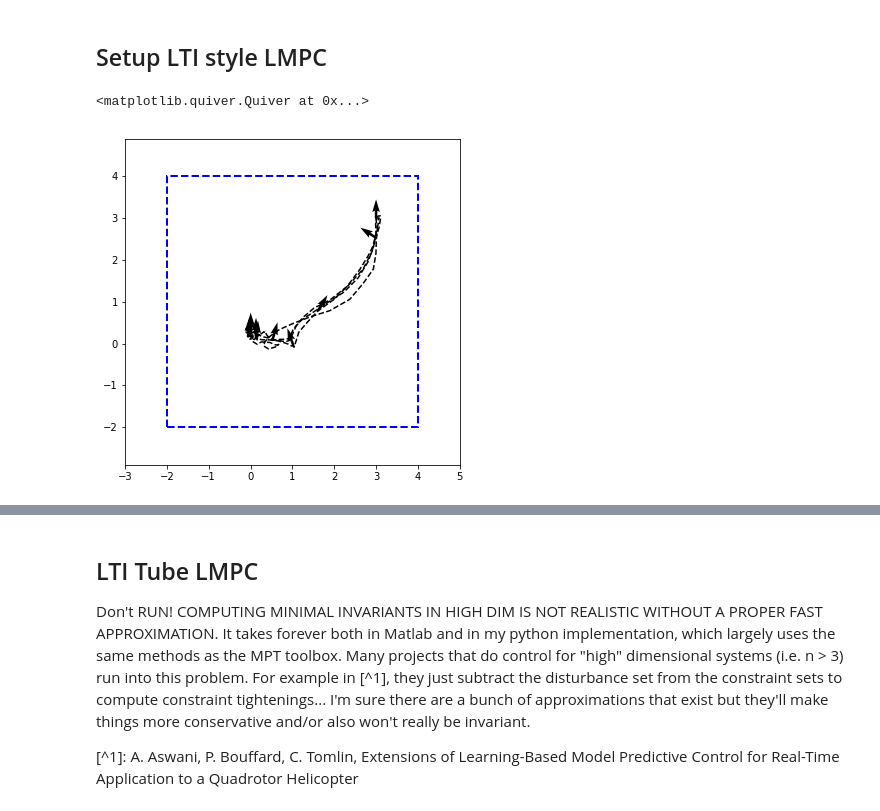
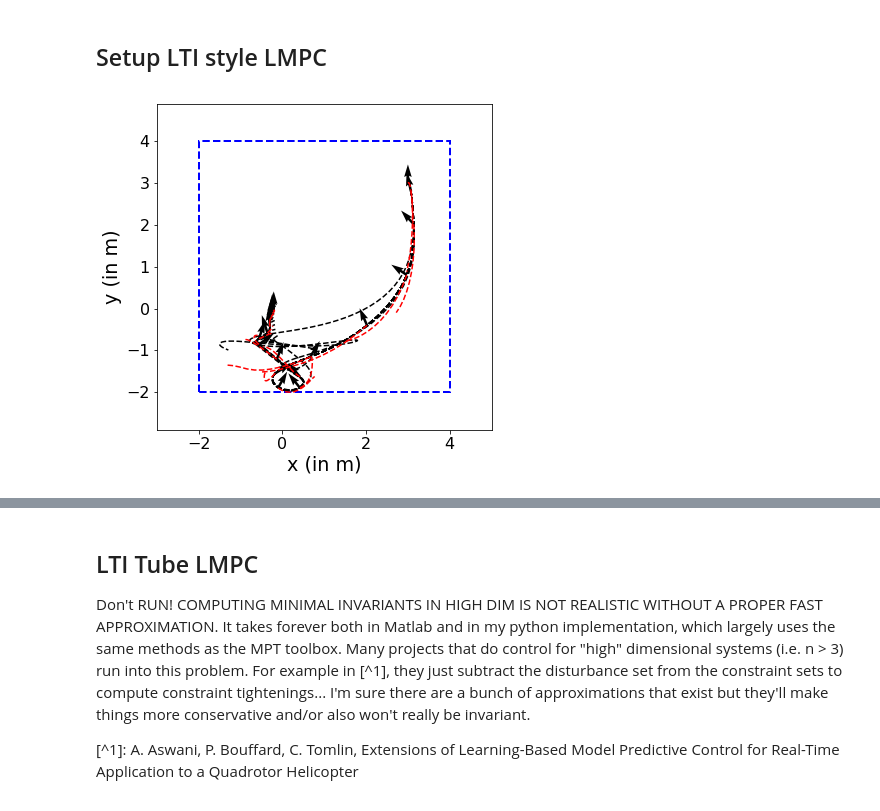
Before and after one commit to GoldeneyeRohan/prediction-uncertainty, a Jupyter notebook: LMPC Drone.ipynb, the cells around one changed output, grey strips where cells are left out. Saved outputs shown, nothing was run; the diff lists cells and outputs as text; code cells hidden in the pictures.

```diff
--- a/LMPC Drone.ipynb
+++ b/LMPC Drone.ipynb
@@ -133,24 +124,9 @@ for episode in range(num_episodes):
     value_function = control_utils.compute_traj_cost(x_traj[:-1,:].T, u_traj.T, h)
     controller.add_trajectory(x_traj[:-1,:].T, u_traj.T, value_function)
-# %%
-k = 5
-lims = (-3,5)
-lw = 2
-state_proj = state_limits.project(np.arange(2) + 1)
-plt.figure(figsize=(6,6))
-plt.axis("equal")
-plt.xlim(lims)
-plt.ylim(lims)
-
-ax = plt.gca()
-state_proj.plot(ax=ax, alpha=1, color="w", edgecolor="b", linewidth=lw)
-
-for x_traj in controller.traj_list:
-    plt.plot(x_traj[0,:], x_traj[1,:], "k--")
-
-x_traj = controller.traj_list[-1].T
-plt.quiver(x_traj[::k,0], x_traj[::k,1], - np.sin(x_traj[::k,2]),   np.cos(x_traj[::k,2]))
-# %% [output]
-<matplotlib.quiver.Quiver at 0x...>
-[figure, removed]
+# %%
+fig = plt.figure(figsize=figsize)
+ax = plt.gca()
+plot_experiment(controller.traj_list, x_preds, ax)
+# %% [output]
+[figure, added]
 # %%
```
Also changed, not shown: parts of 42 cells of this notebook, 11 other files.
